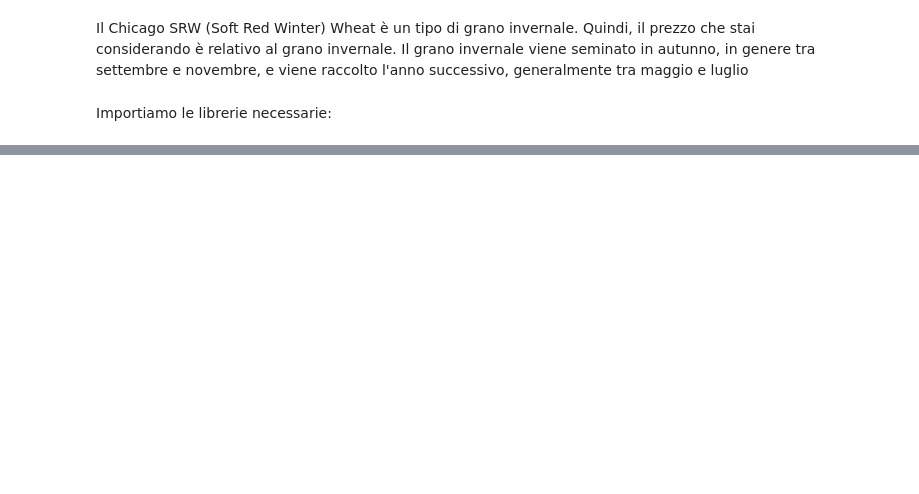
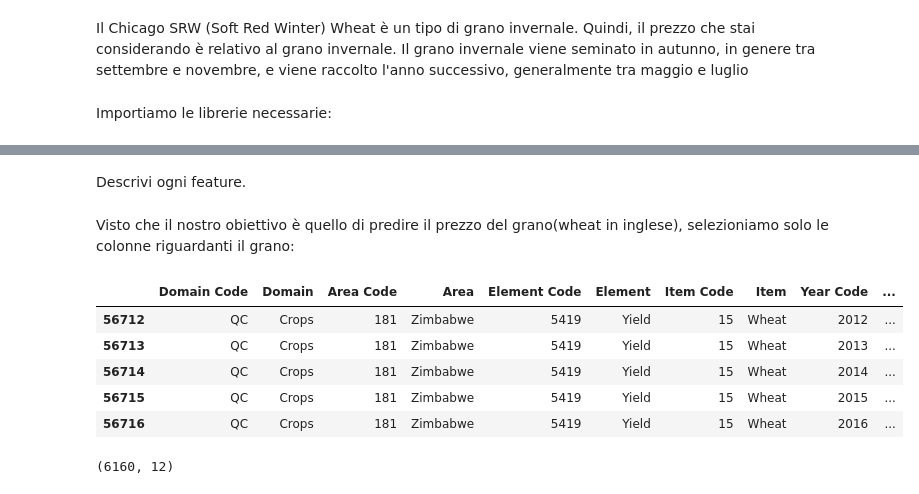
Before and after one commit to eduardalexandrut/WheatYieldPredictor, a Jupyter notebook: WheatPricePredictor.ipynb, the cells around one changed output, grey strips where cells are left out. Drawn from its saved outputs; the diff is of its cells as text; code cells hidden in the pictures; blank space fills up the shorter version.

```diff
--- a/WheatPricePredictor.ipynb
+++ b/WheatPricePredictor.ipynb
@@ -38,0 +27,18 @@ Stampando le prime righe del frame, possiamo notare gli attributi di ogni istanz
+# %% [markdown]
+Descrivi ogni feature.
+# %% [markdown]
+Visto che il nostro obiettivo è quello di predire il prezzo del grano(wheat in inglese), selezioniamo solo le colonne riguardanti il grano:
+# %%
+wheat_yield_data = yield_data[yield_data['Item'] == 'Wheat']
+wheat_yield_data.tail()
+# %% [output]
+|  | Domain Code | Domain | Area Code | Area | Element Code | Element | Item Code | Item | Year Code | ... |
+| 56712 | QC | Crops | 181 | Zimbabwe | 5419 | Yield | 15 | Wheat | 2012 | ... |
+| 56713 | QC | Crops | 181 | Zimbabwe | 5419 | Yield | 15 | Wheat | 2013 | ... |
+| 56714 | QC | Crops | 181 | Zimbabwe | 5419 | Yield | 15 | Wheat | 2014 | ... |
+| 56715 | QC | Crops | 181 | Zimbabwe | 5419 | Yield | 15 | Wheat | 2015 | ... |
+| 56716 | QC | Crops | 181 | Zimbabwe | 5419 | Yield | 15 | Wheat | 2016 | ... |
+# %%
+wheat_yield_data.shape
+# %% [output]
+(6160, 12)
```
Also changed, not shown: parts of 15 cells of this notebook, 4 other files.
